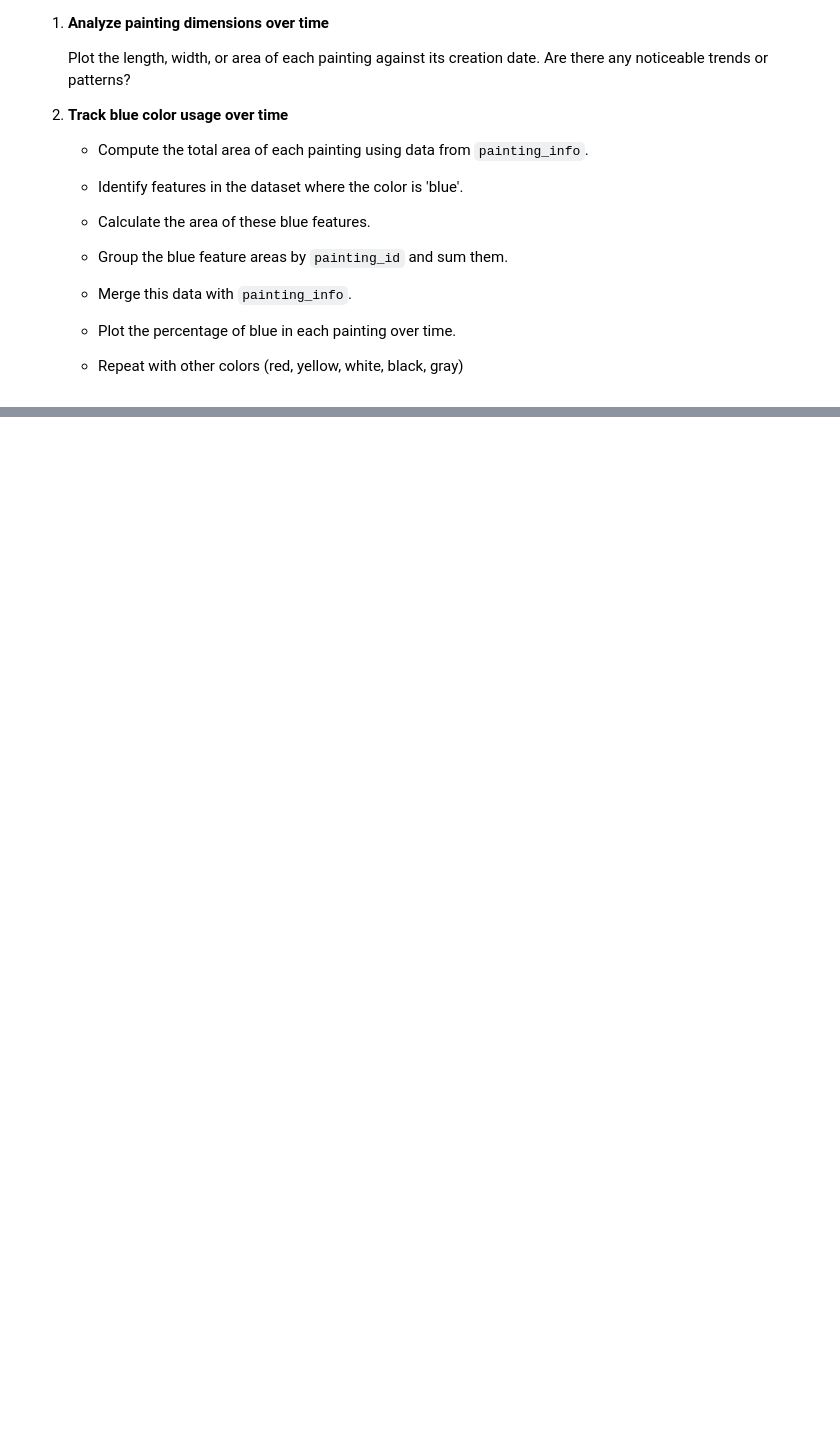
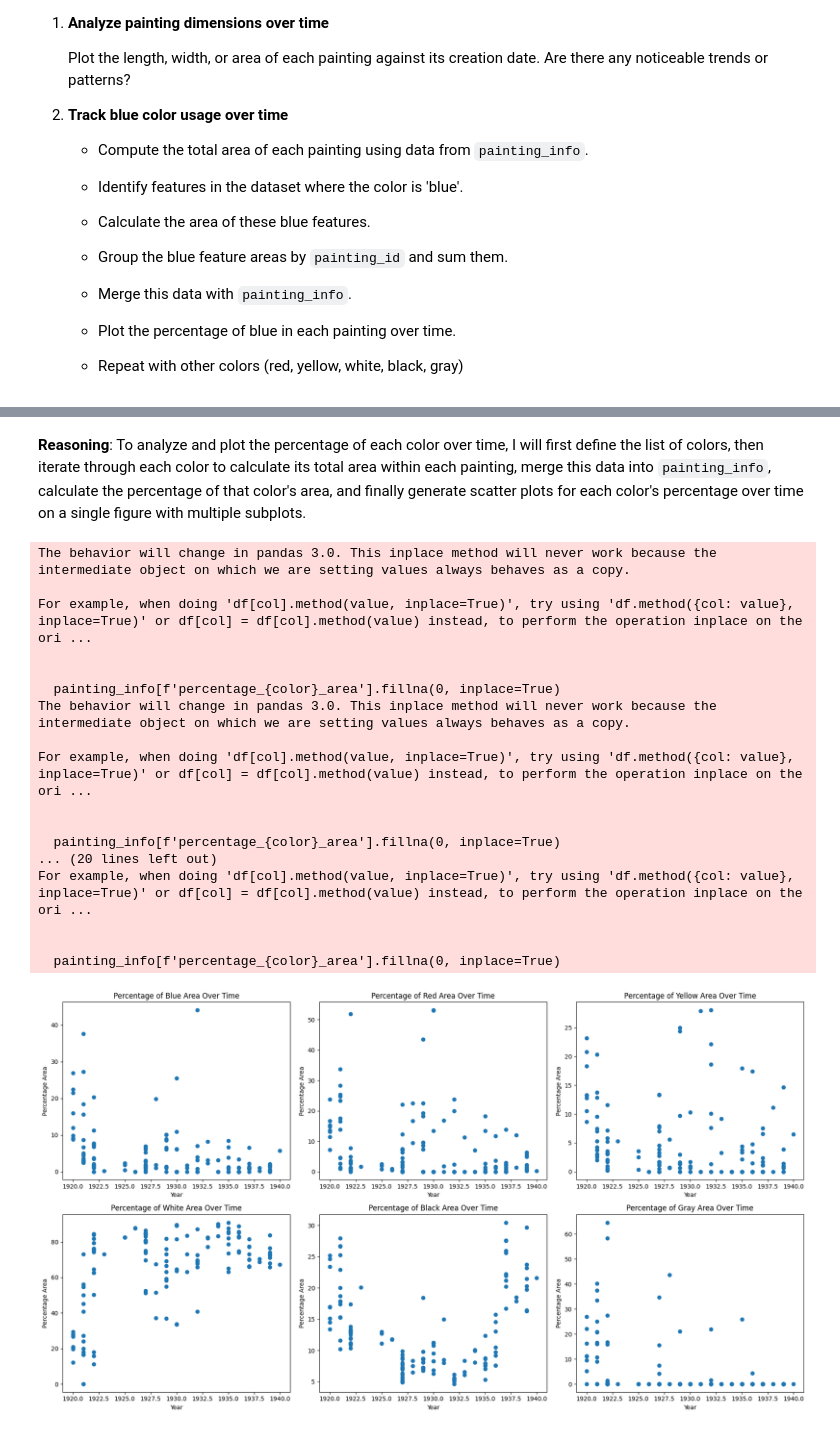
Before and after one commit to Aditi-dev07/Cisco_DataScience_Projects, a Jupyter notebook: Coding for Answer/mondrian-art-project/mondrian-art-project.ipynb, the cells around one changed output, grey strips where cells are left out. Saved outputs shown, nothing was run; the diff lists cells and outputs as text; code cells hidden in the pictures; blank space fills up the shorter version.

```diff
--- a/Coding for Answer/mondrian-art-project/mondrian-art-project.ipynb
+++ b/Coding for Answer/mondrian-art-project/mondrian-art-project.ipynb
@@ -405,0 +498,58 @@ Here are some ideas for extending the project:
+# %% [markdown]
+**Reasoning**:
+To analyze and plot the percentage of each color over time, I will first define the list of colors, then iterate through each color to calculate its total area within each painting, merge this data into `painting_info`, calculate the percentage of that color's area, and finally generate scatter plots for each color's percentage over time on a single figure with multiple subplots.
+# %%
+colors_to_analyze = ['blue', 'red', 'yellow', 'white', 'black', 'gray']
+
+for color in colors_to_analyze:
+    # Filter features for the current color
+    color_features = features[features['color'] == color].copy()
+
+    # Calculate the area for these features
+    color_features['feature_area'] = color_features['width'] * color_features['height']
+
+    # Group by painting_id and sum the feature_area
+    total_color_area = color_features.groupby('painting_id')['feature_area'].sum().reset_index()
+    total_color_area.rename(columns={'feature_area': f'total_{color}_area'}, inplace=True)
+
+    # Merge this data into painting_info
+    painting_info = painting_info.merge(total_color_area, on='painting_id', how='left')
+
+    # Calculate the percentage of this color's area
+    painting_info[f'percentage_{color}_area'] = (painting_info[f'total_{color}_area'] / painting_info['area']) * 100
+
+    # Fill NaN values with 0 (for paintings without this color)
+    painting_info[f'percentage_{color}_area'].fillna(0, inplace=True)
+
+# Create a figure and subplots
+fig, axes = plt.subplots(2, 3, figsize=(18, 10))
+axes = axes.flatten() # Flatten the 2x3 array of axes for easy iteration
+
+# Loop again to plot for each color
+for i, color in enumerate(colors_to_analyze):
+    axes[i].scatter(painting_info['year'], painting_info[f'percentage_{color}_area'])
+    axes[i].set_xlabel('Year')
+    axes[i].set_ylabel('Percentage Area')
+    axes[i].set_title(f'Percentage of {color.capitalize()} Area Over Time')
+
+plt.tight_layout()
+plt.show()
+# %% [output]
+The behavior will change in pandas 3.0. This inplace method will never work because the intermediate object on which we are setting values always behaves as a copy.
+
+For example, when doing 'df[col].method(value, inplace=True)', try using 'df.method({col: value}, inplace=True)' or df[col] = df[col].method(value) instead, to perform the operation inplace on the ori ...
+
+
+  painting_info[f'percentage_{color}_area'].fillna(0, inplace=True)
+The behavior will change in pandas 3.0. This inplace method will never work because the intermediate object on which we are setting values always behaves as a copy.
+
+For example, when doing 'df[col].method(value, inplace=True)', try using 'df.method({col: value}, inplace=True)' or df[col] = df[col].method(value) instead, to perform the operation inplace on the ori ...
+
+
+  painting_info[f'percentage_{color}_area'].fillna(0, inplace=True)
+... (20 lines left out)
+For example, when doing 'df[col].method(value, inplace=True)', try using 'df.method({col: value}, inplace=True)' or df[col] = df[col].method(value) instead, to perform the operation inplace on the ori ...
+
+
+  painting_info[f'percentage_{color}_area'].fillna(0, inplace=True)
+[figure, added]
```
Also changed, not shown: parts of 11 cells of this notebook.
